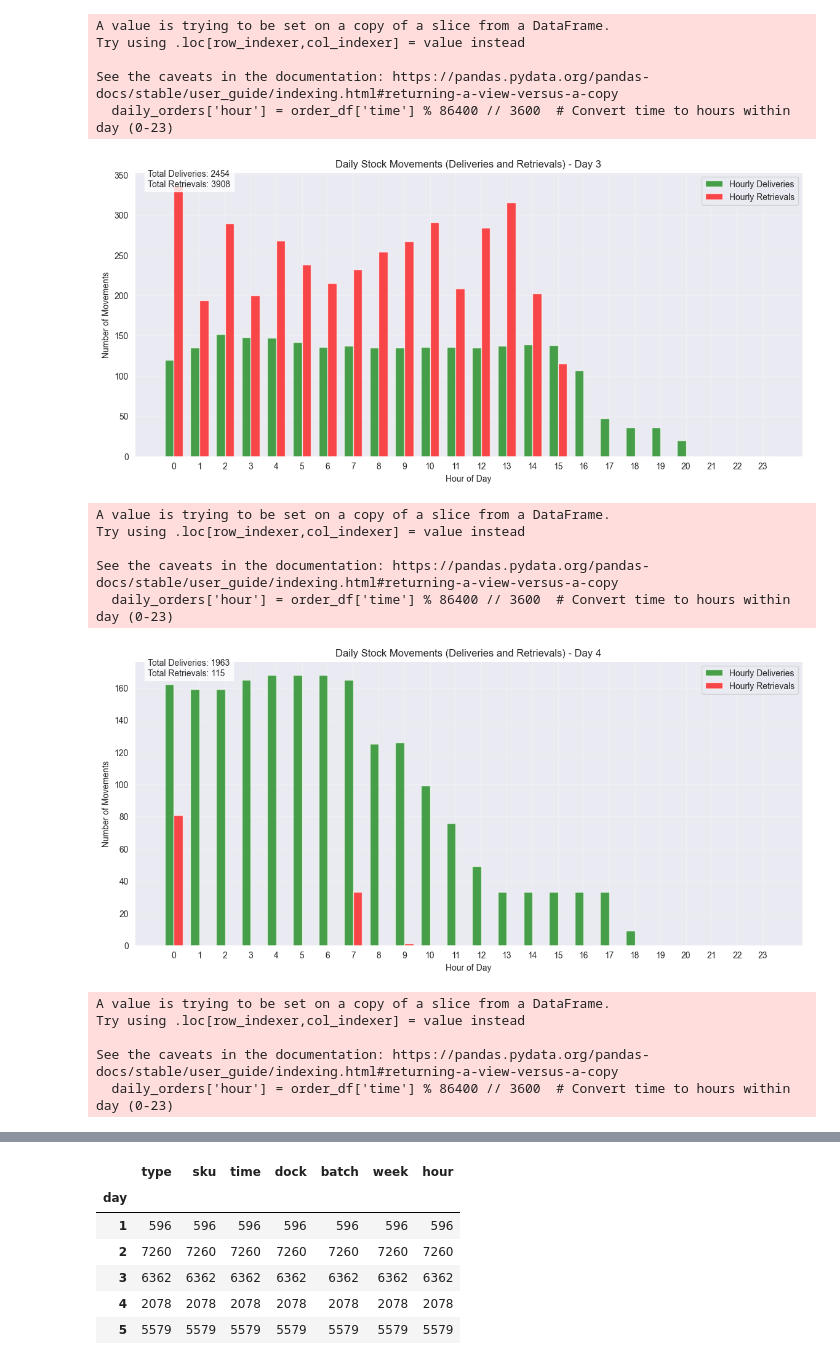
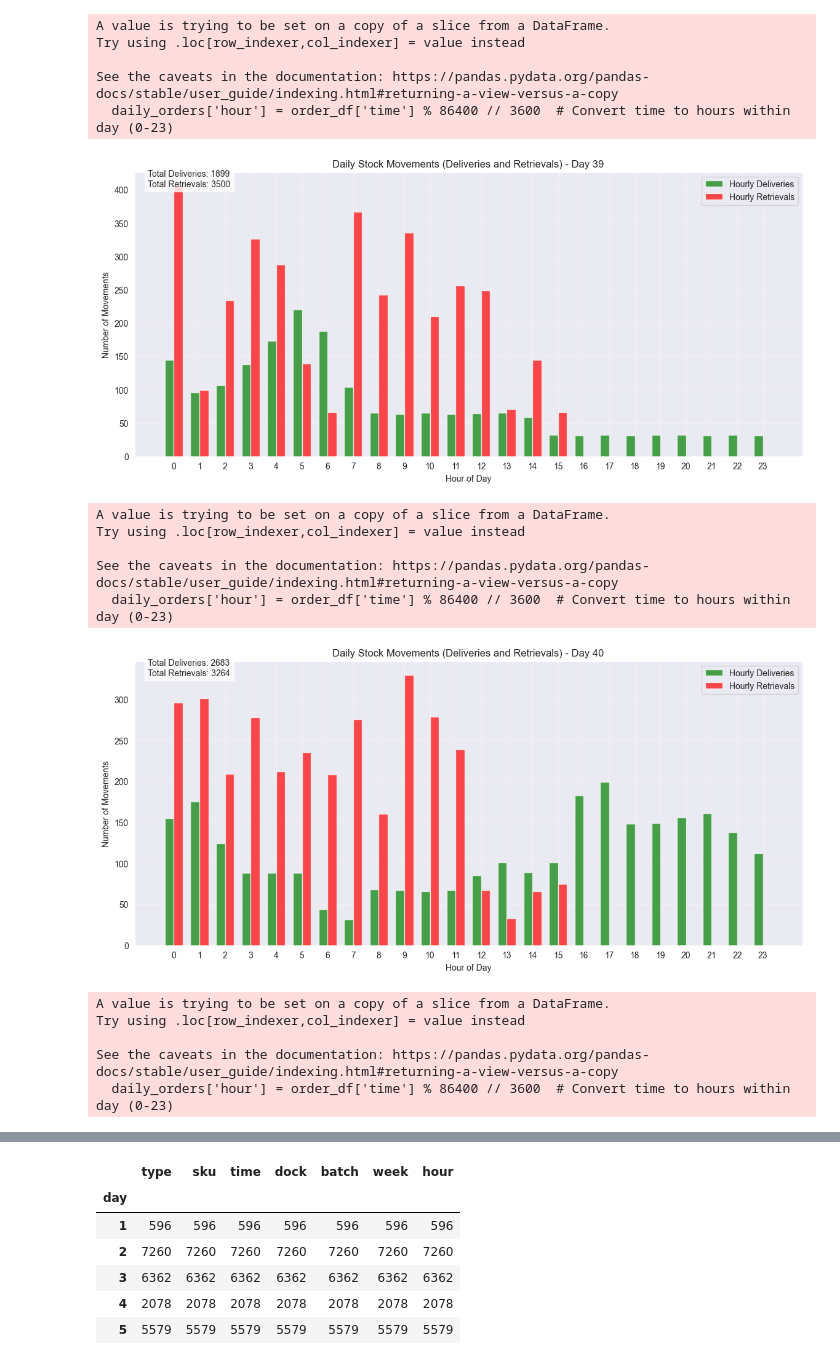
Before and after one commit to j4n1k/slapstack-battery-management, a Jupyter notebook: experiments/layout.ipynb, the cells around one changed output, grey strips where cells are left out. Saved outputs shown, nothing was run; the diff lists cells and outputs as text; code cells hidden in the pictures.

```diff
--- a/experiments/layout.ipynb
+++ b/experiments/layout.ipynb
@@ -7,6 +179,6 @@ import json
 # %%
-orders = json.load(open("../1_environment/slapstack/slapstack/use_cases/wepastacks/2_orders.json"))
-initial_fill = json.load(open("../1_environment/slapstack/slapstack/use_cases/wepastacks/3_initial_fill_lvl.json"))
+orders = json.load(open("../1_environment/slapstack/slapstack/use_cases/mini_slap/2_orders.json"))
+initial_fill = json.load(open("../1_environment/slapstack/slapstack/use_cases/mini_slap/3_initial_fill_lvl.json"))
 # %%
 order_columns = ['type', 'sku', 'time', 'dock', 'batch', 'week']
 order_df = pd.DataFrame(orders, columns=order_columns)
@@ -299,5 +456,5 @@ daily_fill_levels, daily_changes, order_df = process_orders_by_day(orders, initi
 # %%
-for day in range(1, 14):
+for day in order_df[order_df["week"]==7].day.unique():
     daily_stats = visualize_daily_stock_movements(daily_fill_levels, order_df, day=day)
 # %% [output]
 A value is trying to be set on a copy of a slice from a DataFrame.
@@ -315,15 +472,15 @@ See the caveats in the documentation: https://pandas.pydata.org/pandas-docs/stab
 A value is trying to be set on a copy of a slice from a DataFrame.
 Try using .loc[row_indexer,col_indexer] = value instead
 
 See the caveats in the documentation: https://pandas.pydata.org/pandas-docs/stable/user_guide/indexing.html#returning-a-view-versus-a-copy
   daily_orders['hour'] = order_df['time'] % 86400 // 3600  # Convert time to hours within day (0-23)
-[figure, old version]
+[figure, new version]
 A value is trying to be set on a copy of a slice from a DataFrame.
 Try using .loc[row_indexer,col_indexer] = value instead
 
 See the caveats in the documentation: https://pandas.pydata.org/pandas-docs/stable/user_guide/indexing.html#returning-a-view-versus-a-copy
   daily_orders['hour'] = order_df['time'] % 86400 // 3600  # Convert time to hours within day (0-23)
-[figure, old version]
+[figure, new version]
 A value is trying to be set on a copy of a slice from a DataFrame.
 Try using .loc[row_indexer,col_indexer] = value instead
 
```
Also changed, not shown: parts of 26 cells of this notebook, 32 other files.
